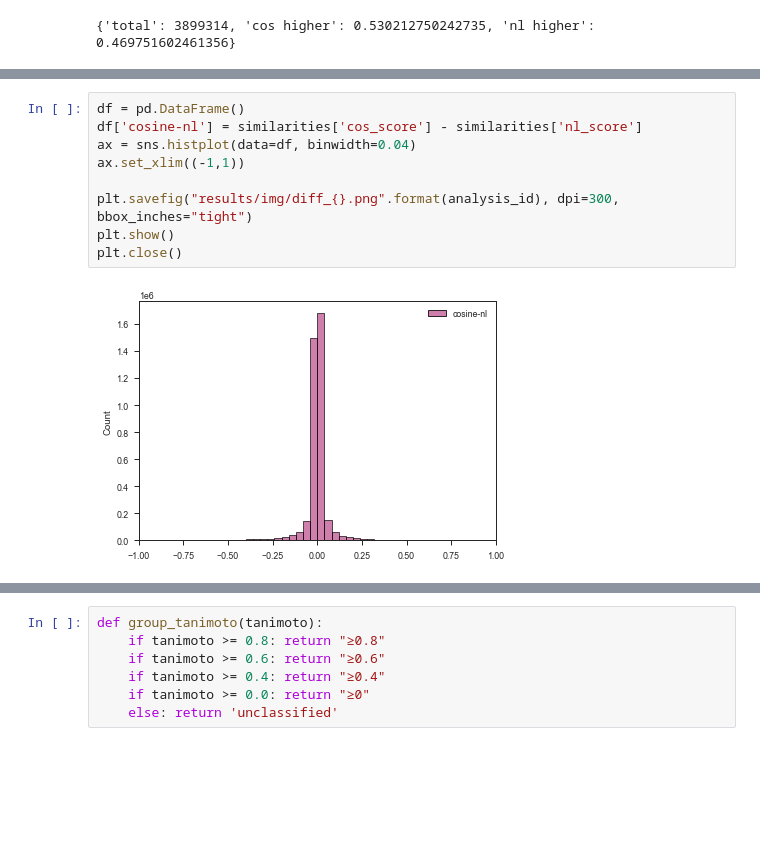
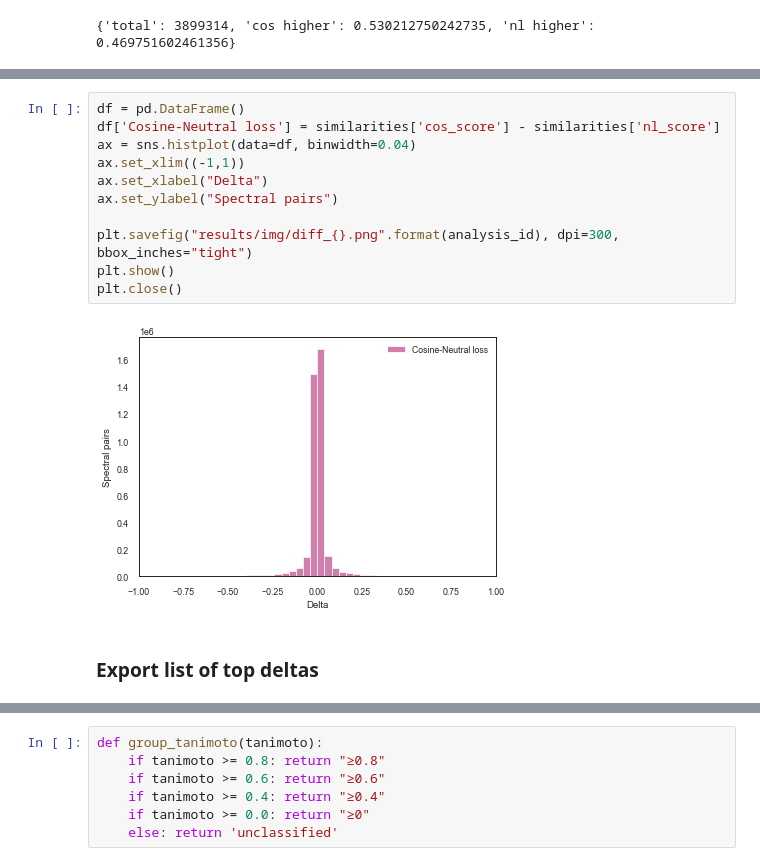
Before and after one commit to robinschmid/cosine_neutral_loss, a Jupyter notebook: notebooks/plots.ipynb, the cells around one changed output, grey strips where cells are left out. Cells and saved outputs as stored; diff of their text form; blank space fills up the shorter version.

Commit message:
changes to plots

```diff
--- a/notebooks/plots.ipynb
+++ b/notebooks/plots.ipynb
@@ -61,11 +76,15 @@ print(stats)
 # %%
 df = pd.DataFrame()
-df['cosine-nl'] = similarities['cos_score'] - similarities['nl_score']
+df['Cosine-Neutral loss'] = similarities['cos_score'] - similarities['nl_score']
 ax = sns.histplot(data=df, binwidth=0.04)
 ax.set_xlim((-1,1))
+ax.set_xlabel("Delta")
+ax.set_ylabel("Spectral pairs")
 
 plt.savefig("results/img/diff_{}.png".format(analysis_id), dpi=300, bbox_inches="tight")
 plt.show()
 plt.close()
 # %% [output]
-[figure, old version]
+[figure, new version]
+# %% [markdown]
+### Export list of top deltas
```
Also changed, not shown: parts of 10 cells of this notebook.
